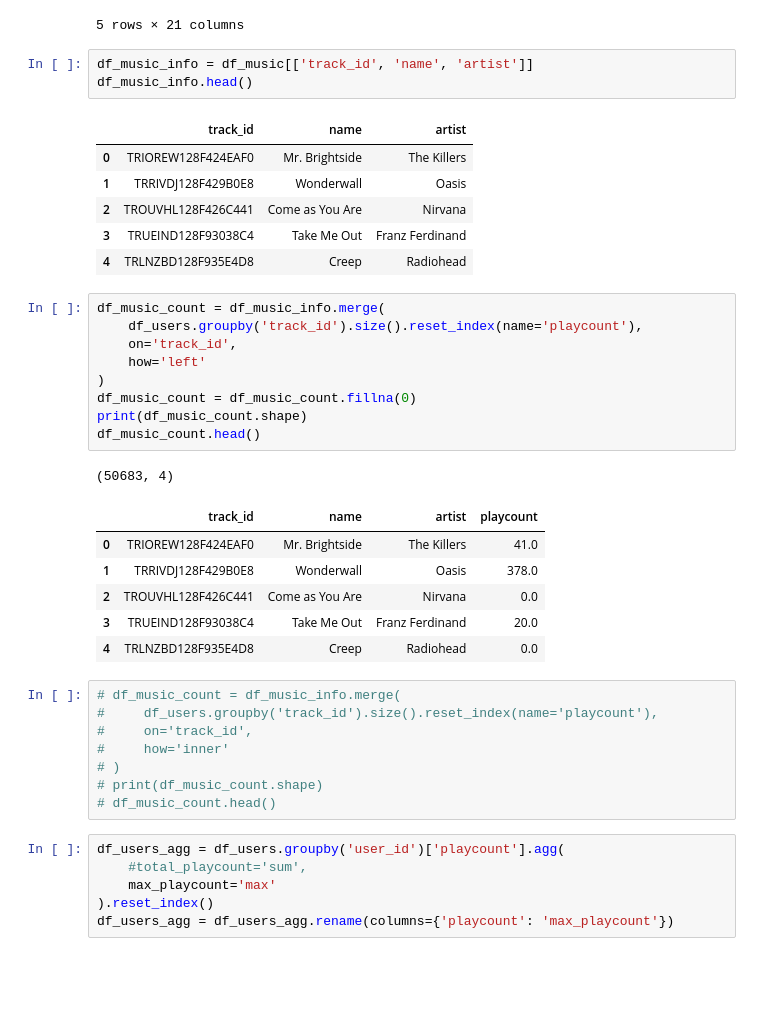
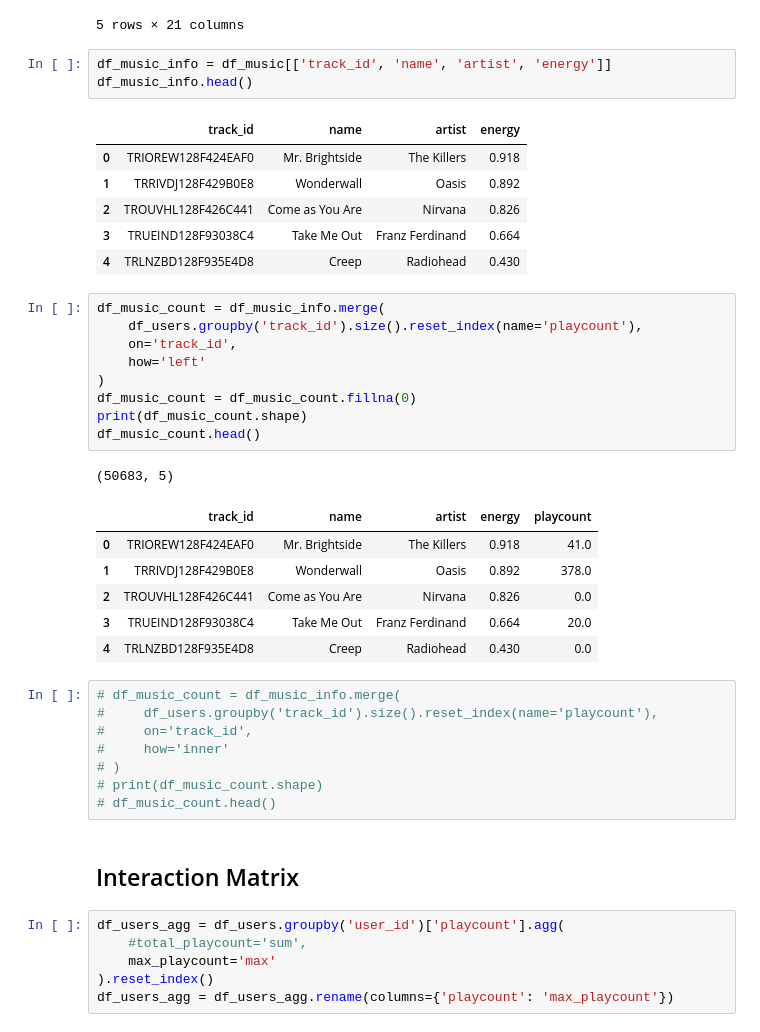
Before and after one commit to dahermar/TFM-Music-Recommendation-System, a Jupyter notebook: System/collaborative_filtering.ipynb, the cells around one changed output. Drawn from its saved outputs; the diff is of its cells as text; blank space fills up the shorter version.

```diff
--- a/System/collaborative_filtering.ipynb
+++ b/System/collaborative_filtering.ipynb
@@ -67,15 +71,15 @@ df_music.head()
 | 4 | TRLNZBD128F935E4D8 | Creep | Radiohead | https://p.scdn.co/mp3-preview/e7e... | 01QoK9DA7VTeTSE3MNzp4I | rock, alternative, indie, alterna... | RnB | 2008 | 238640 | ... |
 5 rows × 21 columns
 # %%
-df_music_info = df_music[['track_id', 'name', 'artist']]
+df_music_info = df_music[['track_id', 'name', 'artist', 'energy']]
 df_music_info.head()
 # %% [output]
-|  | track_id | name | artist |
-| 0 | TRIOREW128F424EAF0 | Mr. Brightside | The Killers |
-| 1 | TRRIVDJ128F429B0E8 | Wonderwall | Oasis |
-| 2 | TROUVHL128F426C441 | Come as You Are | Nirvana |
-| 3 | TRUEIND128F93038C4 | Take Me Out | Franz Ferdinand |
-| 4 | TRLNZBD128F935E4D8 | Creep | Radiohead |
+|  | track_id | name | artist | energy |
+| 0 | TRIOREW128F424EAF0 | Mr. Brightside | The Killers | 0.918 |
+| 1 | TRRIVDJ128F429B0E8 | Wonderwall | Oasis | 0.892 |
+| 2 | TROUVHL128F426C441 | Come as You Are | Nirvana | 0.826 |
+| 3 | TRUEIND128F93038C4 | Take Me Out | Franz Ferdinand | 0.664 |
+| 4 | TRLNZBD128F935E4D8 | Creep | Radiohead | 0.430 |
 # %%
 df_music_count = df_music_info.merge(
     df_users.groupby('track_id').size().reset_index(name='playcount'),
@@ -86,13 +90,13 @@ df_music_count = df_music_count.fillna(0)
 print(df_music_count.shape)
 df_music_count.head()
 # %% [output]
-(50683, 4)
+(50683, 5)
-|  | track_id | name | artist | playcount |
-| 0 | TRIOREW128F424EAF0 | Mr. Brightside | The Killers | 41.0 |
-| 1 | TRRIVDJ128F429B0E8 | Wonderwall | Oasis | 378.0 |
-| 2 | TROUVHL128F426C441 | Come as You Are | Nirvana | 0.0 |
-| 3 | TRUEIND128F93038C4 | Take Me Out | Franz Ferdinand | 20.0 |
-| 4 | TRLNZBD128F935E4D8 | Creep | Radiohead | 0.0 |
+|  | track_id | name | artist | energy | playcount |
+| 0 | TRIOREW128F424EAF0 | Mr. Brightside | The Killers | 0.918 | 41.0 |
+| 1 | TRRIVDJ128F429B0E8 | Wonderwall | Oasis | 0.892 | 378.0 |
+| 2 | TROUVHL128F426C441 | Come as You Are | Nirvana | 0.826 | 0.0 |
+| 3 | TRUEIND128F93038C4 | Take Me Out | Franz Ferdinand | 0.664 | 20.0 |
+| 4 | TRLNZBD128F935E4D8 | Creep | Radiohead | 0.430 | 0.0 |
 # %%
 # df_music_count = df_music_info.merge(
 #     df_users.groupby('track_id').size().reset_index(name='playcount'),
@@ -101,6 +105,8 @@ df_music_count.head()
 # )
 # print(df_music_count.shape)
 # df_music_count.head()
+# %% [markdown]
+## Interaction Matrix
 # %%
 df_users_agg = df_users.groupby('user_id')['playcount'].agg(
     #total_playcount='sum',
```
Also changed, not shown: parts of 43 cells of this notebook.
